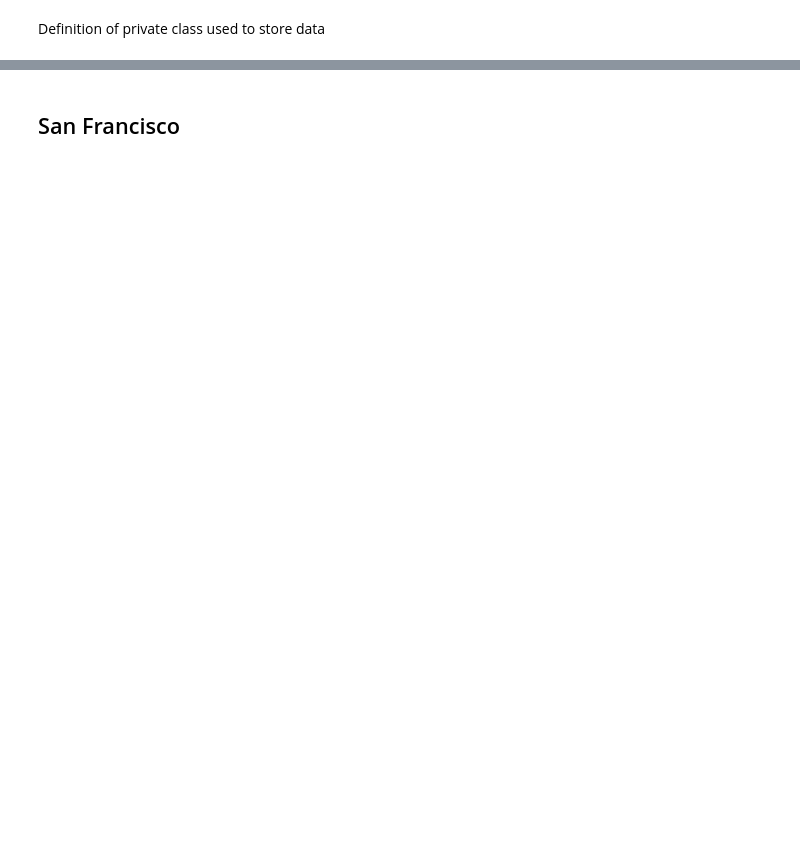
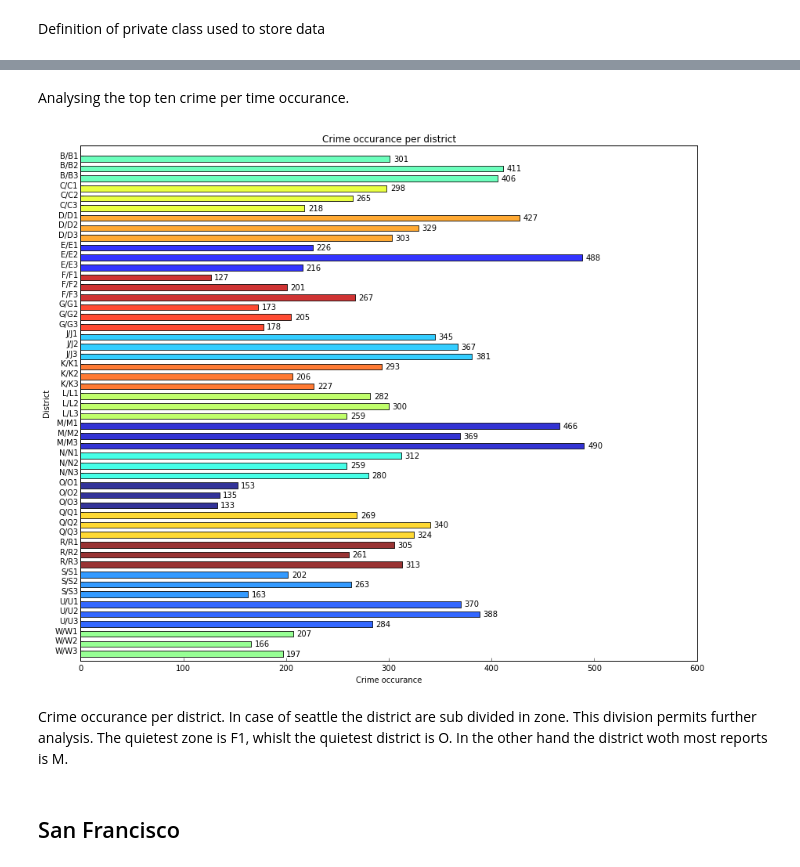
Before and after one commit to kpenza/assignment6, a Jupyter notebook: workbook.ipynb, the cells around one changed output, grey strips where cells are left out. Cells and saved outputs as stored; diff of their text form; code cells hidden in the pictures; blank space fills up the shorter version.

```diff
--- a/workbook.ipynb
+++ b/workbook.ipynb
@@ -401,3 +420,5 @@ chart2(reportlist_seattle)
+# %% [markdown]
+Analysing the top ten crime per time occurance.
 # %%
 def preparechart3(dict, offense):
     districtlist = []
@@ -428,49 +449,55 @@ def preparechart3(dict, offense):
     colors = jet(np.linspace(0, 1.0, uniquedistrictslen))
     colorlist = []
     for k in range(0, len(districtlist_s)):
         d = districtlist_s[k]
         idx = uniquedistricts.index(d)
         colorlist.append(colors[idx])
 
     return districtlist_s, zonelist_s, occurancelist_s,colorlist
 
 def plotgraphchart3(title, districtlist, zonelist, occurancelist, colorlist):
-     l = len(zonelist)
-     N = range(l)
-     jet = plt.get_cmap('jet')
-     fig = plt.figure(figsize=(12,10))
-     ax = fig.add_subplot(111)
+    l = len(zonelist)
+    N = range(l)
+    jet = plt.get_cmap('jet')
+    fig = plt.figure(figsize=(12,10))
+    ax = fig.add_subplot(111)
 
-     p1 = plt.barh(N, occurancelist, align='edge', color=colorlist, height=0.6, alpha=.8)
+    p1 = plt.barh(N, occurancelist, align='edge', color=colorlist, height=0.6, alpha=.8)
 #     p1 = plt.bar(N, occurancelist, align='center', color=colorlist, width=0.6, alpha=.8)
 #     plt.yticks(N, districtlist)
-     plt.yticks(N, zonelist)
+    plt.yticks(N, zonelist)
 #     plt.xticks(N, zonelist, rotation=90)
-     plt.xlabel('Crime occurance')
+    plt.xlabel('Crime occurance')
 #     plt.ylabel('Crime occurance')
-     plt.ylabel('District')
+    plt.ylabel('District')
 #     plt.xlabel('District')
-     plt.title('Crime occurance per district')
-     ax.xaxis.set_ticks_position('bottom')
-     ax.yaxis.set_ticks_position('left')
+    plt.title('Crime occurance per district')
+    ax.xaxis.set_ticks_position('bottom')
+    ax.yaxis.set_ticks_position('left')
 #    plt.axis([min(x_arr), max(x_arr), max(y_arr), 0])
-     plt.axis([0, 380 ,l, -1])
+    maxx_1 = max(occurancelist)
+    maxx = ceil((maxx_1/150))*150
+    plt.axis([0, maxx ,l, -1])
 #     plt.axis([0, 2700 ,l, 0])
-     autolabelh(p1, ax)
+    autolabelh(p1, ax)
 #     autolabel(p1, ax)
 #     ax.grid(True)
-     plt.tight_layout()
-     plt.show()
+    plt.tight_layout()
+#    plt.show()
 
 def chart3(reportlist):
     dict = {}
     crimedict = offensefunction(reportlist)
     crimedesc, crimeoccur = gettopitems(crimedict, 1)
     for crim in crimedesc:
         districtlist, zonelist, occurancelist, colorlist = preparechart3(reportlist, crim)
         plotgraphchart3(crim, districtlist, zonelist, occurancelist, colorlist)
 
 chart3(reportlist_seattle)
+# %% [output]
+[figure, added]
+# %% [markdown]
+Crime occurance per district.  In case of seattle the district are sub divided in zone. This division permits further analysis.  The quietest zone is F1, whislt the quietest district is O. In the other hand the district woth most reports is M.
 # %% [markdown]
 ## San Francisco
 # %%
```
Also changed, not shown: parts of 27 cells of this notebook.
